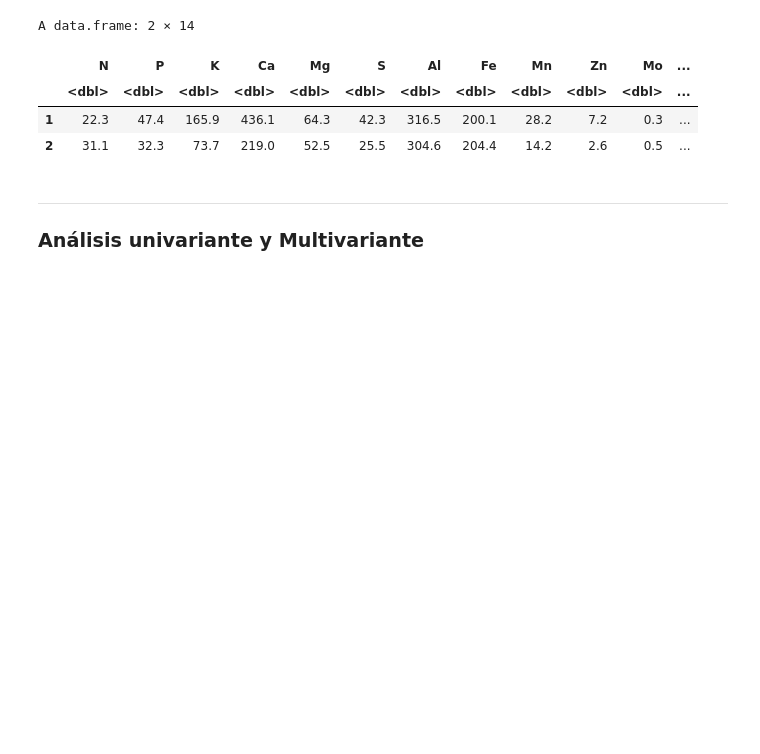
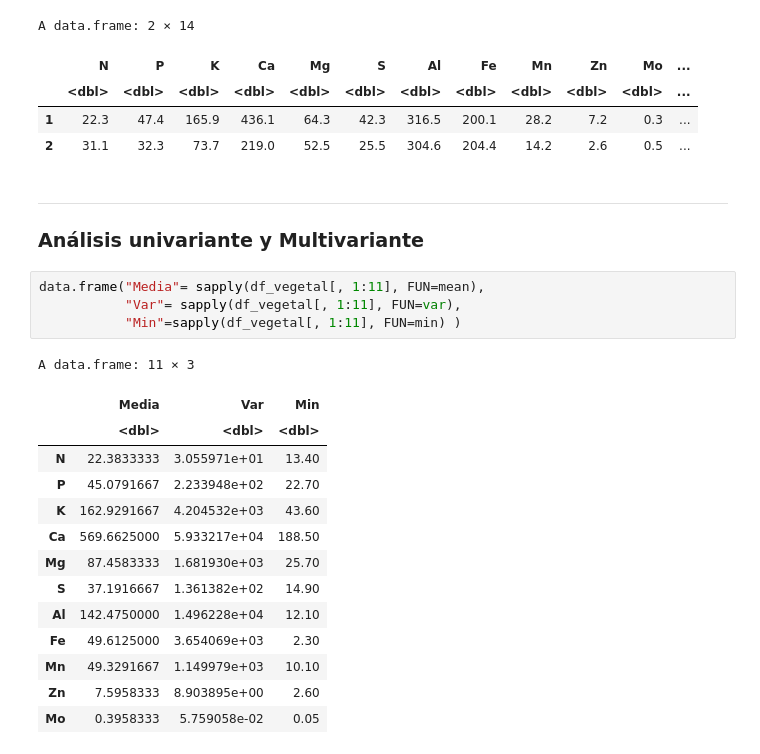
Before and after one commit to HugoVarelaSanchez/MEDAD_Vegetales, a Jupyter notebook: script.ipynb, the cells around one changed output. Saved outputs shown, nothing was run; the diff lists cells and outputs as text; blank space fills up the shorter version.

```diff
--- a/script.ipynb
+++ b/script.ipynb
@@ -25,3 +25,22 @@ A data.frame: 2 × 14
 # %% [markdown]
 ---
 ### Análisis univariante y Multivariante
+# %%
+data.frame("Media"= sapply(df_vegetal[, 1:11], FUN=mean),
+           "Var"= sapply(df_vegetal[, 1:11], FUN=var),
+           "Min"=sapply(df_vegetal[, 1:11], FUN=min) )
+# %% [output]
+A data.frame: 11 × 3
+|  | Media | Var | Min |
+|  | <dbl> | <dbl> | <dbl> |
+| N | 22.3833333 | 3.055971e+01 | 13.40 |
+| P | 45.0791667 | 2.233948e+02 | 22.70 |
+| K | 162.9291667 | 4.204532e+03 | 43.60 |
+| Ca | 569.6625000 | 5.933217e+04 | 188.50 |
+| Mg | 87.4583333 | 1.681930e+03 | 25.70 |
+| S | 37.1916667 | 1.361382e+02 | 14.90 |
+| Al | 142.4750000 | 1.496228e+04 | 12.10 |
+| Fe | 49.6125000 | 3.654069e+03 | 2.30 |
+| Mn | 49.3291667 | 1.149979e+03 | 10.10 |
+| Zn | 7.5958333 | 8.903895e+00 | 2.60 |
+| Mo | 0.3958333 | 5.759058e-02 | 0.05 |
```
Also changed, not shown: parts of 4 cells of this notebook.
